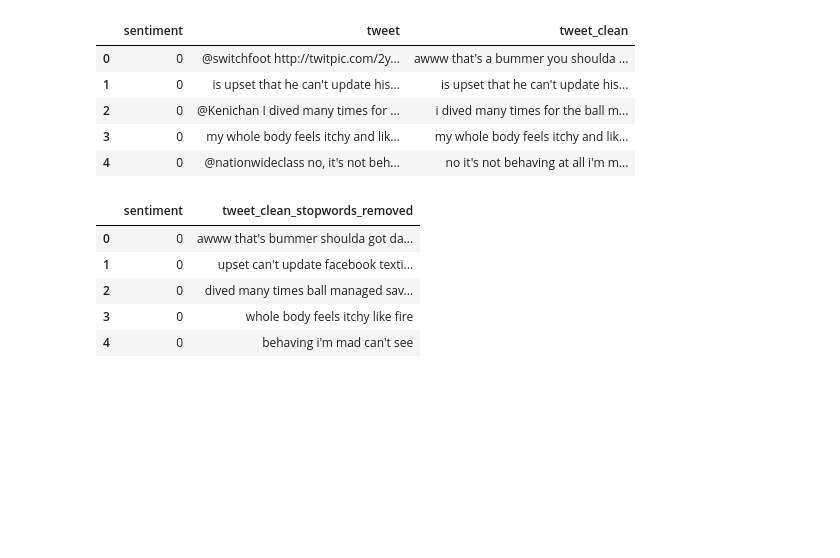
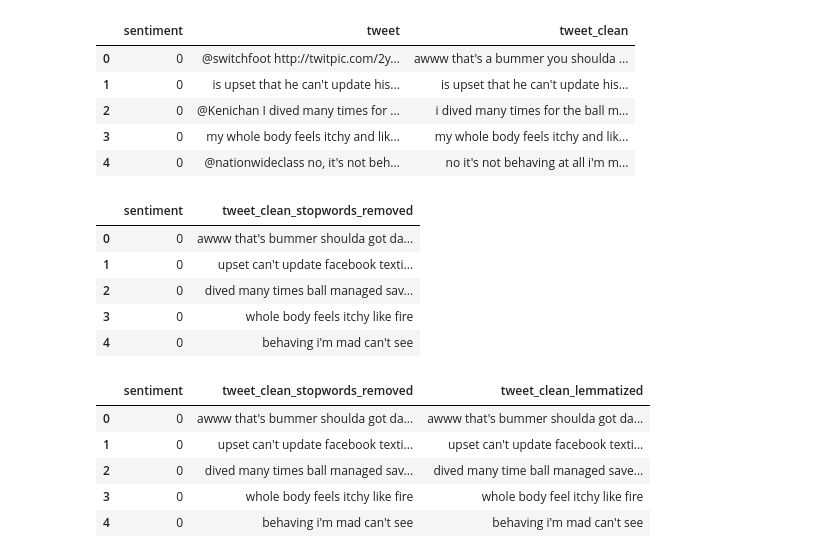
Before and after one commit to vighneshch/twitter_sentiment_analysis, a Jupyter notebook: sentiment_analysis.ipynb, the cells around one changed output. Cells and saved outputs as stored; diff of their text form; code cells hidden in the pictures; blank space fills up the shorter version.

```diff
--- a/sentiment_analysis.ipynb
+++ b/sentiment_analysis.ipynb
@@ -105,3 +105,12 @@ def lemmatization(text):
     text = ' '.join([lemma.lemmatize(word) for word in text.split(' ')])
     return text
 df['tweet_clean_lemmatized'] = df['tweet_clean_stopwords_removed'].apply(lemmatization)
+# %%
+df.head()
+# %% [output]
+|  | sentiment | tweet_clean_stopwords_removed | tweet_clean_lemmatized |
+| 0 | 0 | awww that's bummer shoulda got da... | awww that's bummer shoulda got da... |
+| 1 | 0 | upset can't update facebook texti... | upset can't update facebook texti... |
+| 2 | 0 | dived many times ball managed sav... | dived many time ball managed save... |
+| 3 | 0 | whole body feels itchy like fire | whole body feel itchy like fire |
+| 4 | 0 | behaving i'm mad can't see | behaving i'm mad can't see |
```
Also changed, not shown: parts of 1 cell of this notebook.
